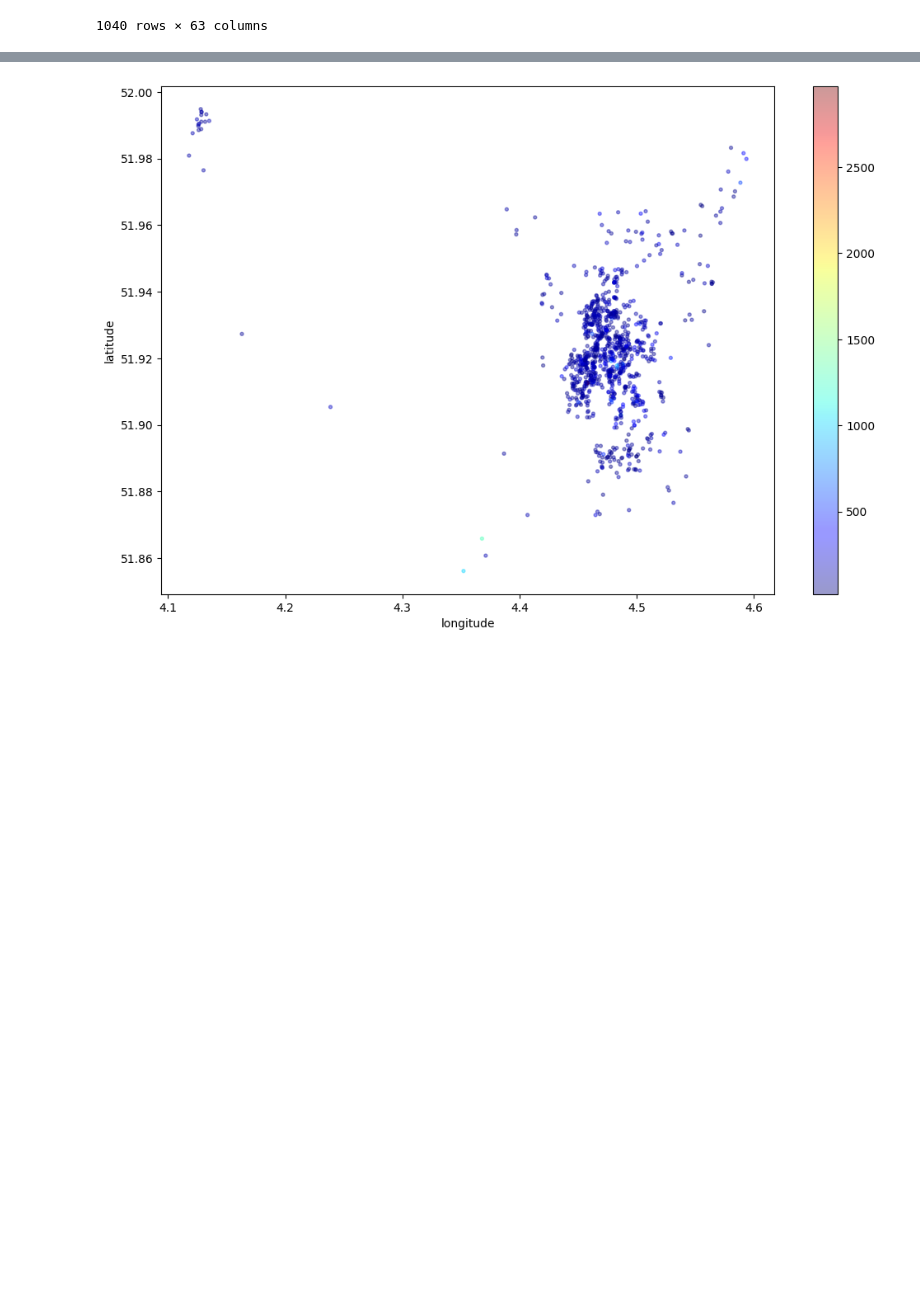
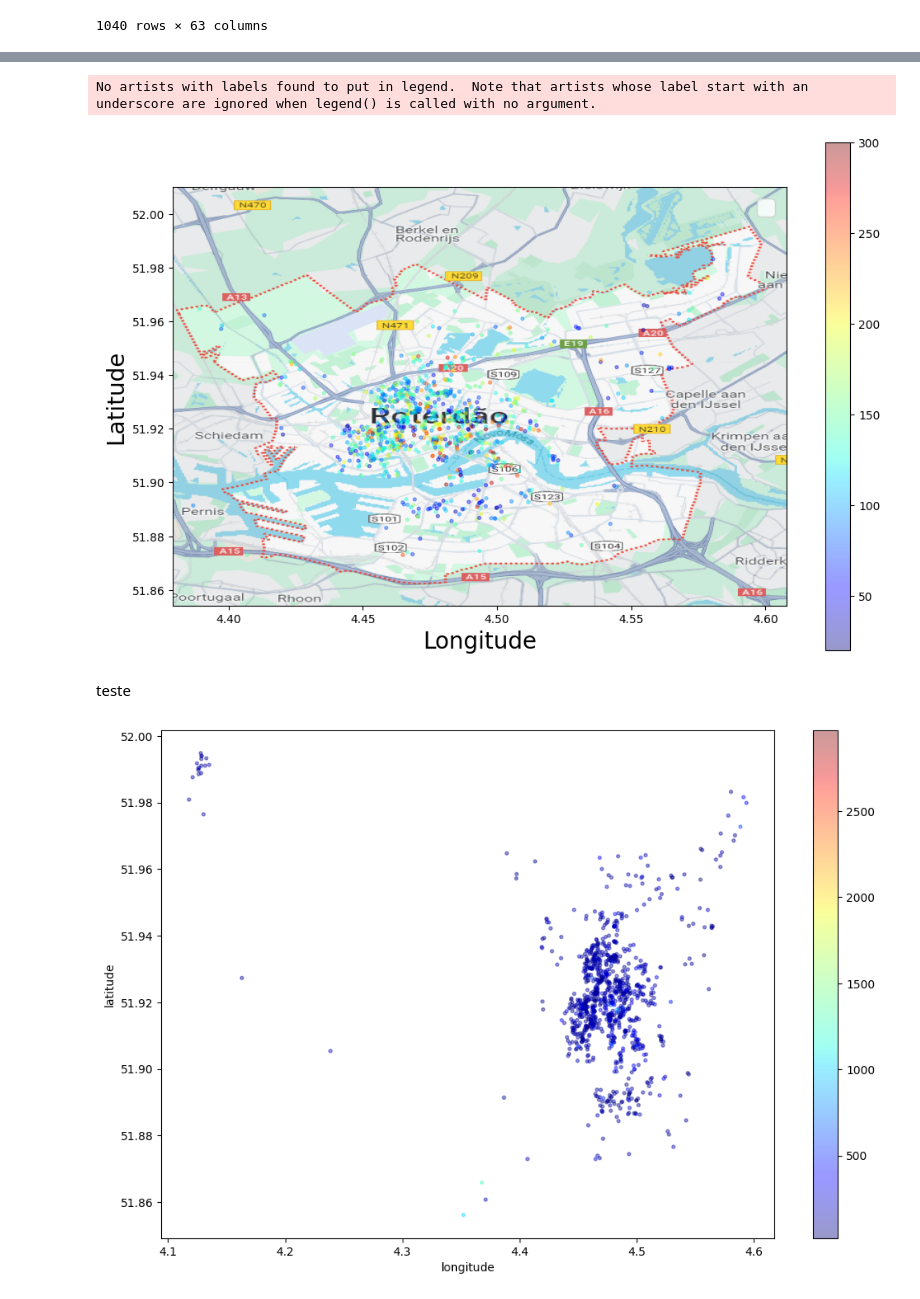
Before and after one commit to RafaelAndreRio/SAD_Trabalho_Final, a Jupyter notebook: Estudo_airbnb.ipynb, the cells around one changed output, grey strips where cells are left out. Saved outputs shown, nothing was run; the diff lists cells and outputs as text; code cells hidden in the pictures; blank space fills up the shorter version.

```diff
--- a/Estudo_airbnb.ipynb
+++ b/Estudo_airbnb.ipynb
@@ -205 +221,28 @@ listings_zipado_df
+# %%
+# importando a imagem
+rottardam_map = mpimg.imread('Ficheiros_airbnb_Rotterdam/rottardam_map.png')
+# plotando os dados do nosso DataFrame df_new, o qual removemos os outliers, e definir as cores de acordo com o preço
+ax = df_new.plot(kind='scatter', x='longitude', y='latitude',
+alpha=0.4, c=df_new['price'], s=8, cmap=plt.get_cmap('jet'),
+figsize=(12,8));
+
+# definindo as coordenadas dos extremos da imagem retirada do Google Maps
+# a ordem é: Longitude do canto inferior esquerdo, longitude do superior direito, latitude do inferior esquerdo e latitude do superior direito
+plt.imshow(rottardam_map, extent=[4.379184622427334, 4.60787004173257, 51.85411821554999, 52.010093074169326], alpha=1)
+
+# adicionando os rótulos dos eixos
+plt.ylabel("Latitude", fontsize=20)
+plt.xlabel("Longitude", fontsize=20)
+# definindo os valores mínimos e máximos dos eixos, devem ser os mesmo que definimos acima
+
+plt.xlim(4.379184622427334, 4.60787004173257)
+plt.ylim(51.85411821554999, 52.010093074169326)
+
+plt.legend(fontsize=20)
+plt.show();
+# %% [output]
+No artists with labels found to put in legend.  Note that artists whose label start with an underscore are ignored when legend() is called with no argument.
+[figure, added]
+# %% [markdown]
+teste
 # %%
```
Also changed, not shown: parts of 4 cells of this notebook, 1 other file.
